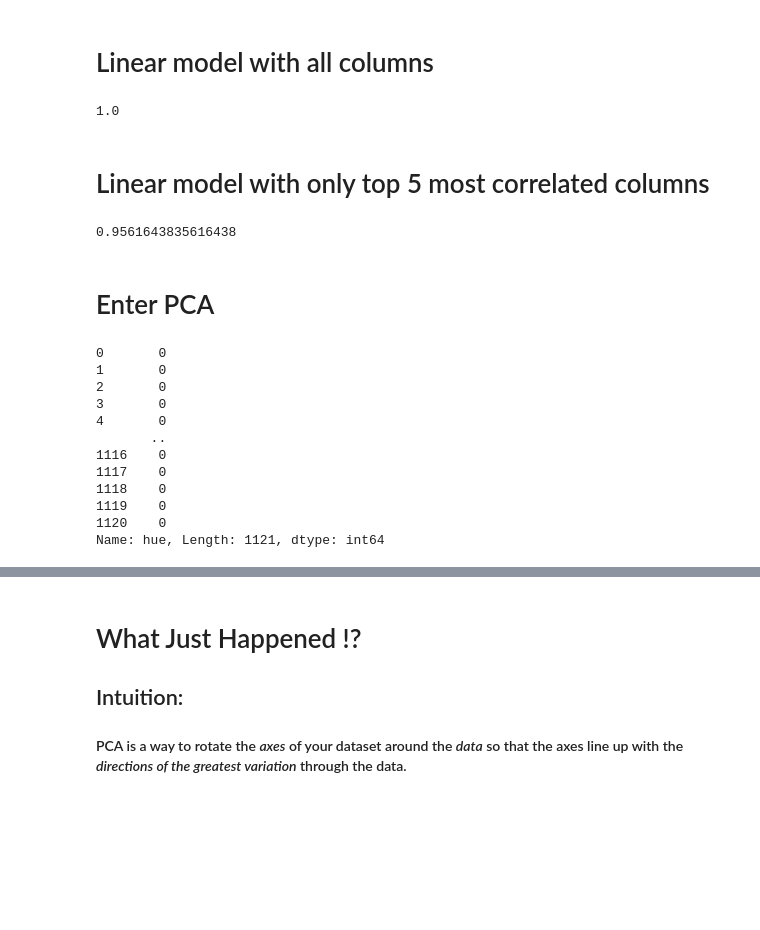
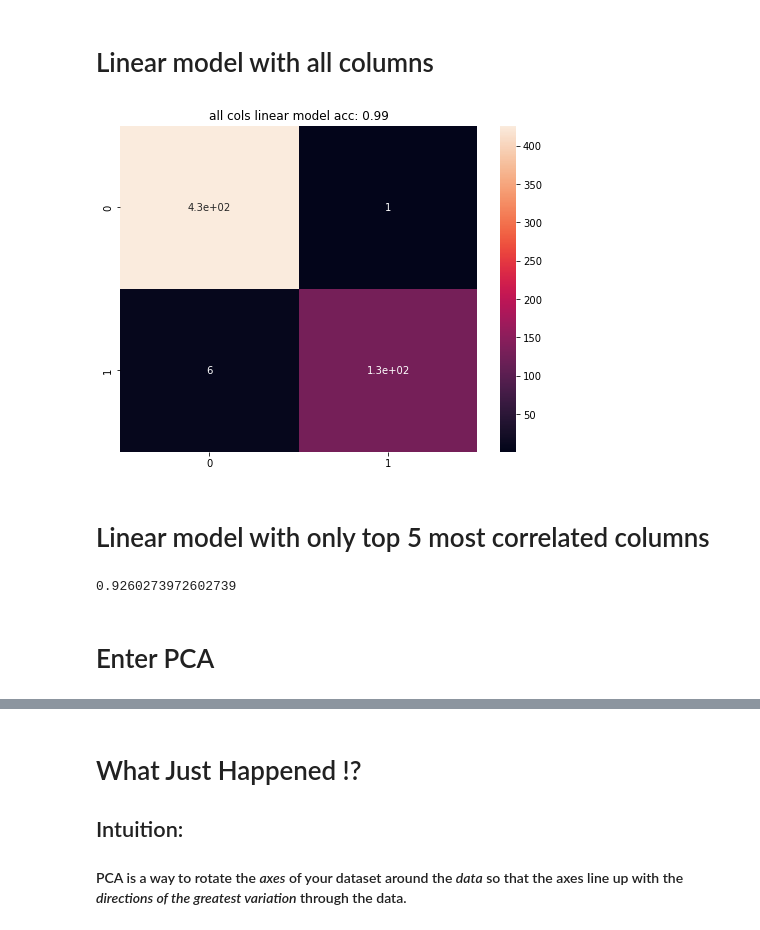
Before and after one commit to carpentries-incubator/high-dimensional-analysis-in-python, a Jupyter notebook: _episodes/high_dimensional_stats_day_1-E2-EDA.ipynb, the cells around one changed output, grey strips where cells are left out. Saved outputs shown, nothing was run; the diff lists cells and outputs as text; code cells hidden in the pictures; blank space fills up the shorter version.

```diff
--- a/_episodes/high_dimensional_stats_day_1-E2-EDA.ipynb
+++ b/_episodes/high_dimensional_stats_day_1-E2-EDA.ipynb
@@ -291,20 +305,28 @@ plt.show()
 # Linear model with all columns
 # %%
 from sklearn.model_selection import train_test_split
+from sklearn.metrics import confusion_matrix
 from sklearn.linear_model import LogisticRegression
 
-df_all_cols = df[num_cols].dropna(axis=0)
+df_all_cols = df[num_cols + ['hue']].dropna(axis=0)
 
 X = df_all_cols.drop('hue', axis=1)
 y = df_all_cols['hue']
 
-X_train, X_test, y_train, y_test = train_test_split(X, y)
+X_train, X_test, y_train, y_test = train_test_split(X, y, test_size=0.5)
 
 clf = LogisticRegression(max_iter=1000).fit(X_train, y_train)
-clf.score(X_test, y_test)
-# plot?
+all_cols_acc = clf.score(X_test, y_test)
+
+cm = confusion_matrix(y_test, clf.predict(X_test))
+fig, ax = plt.subplots(1,1,figsize=(8,6))
+sns.heatmap(cm, annot=True, ax=ax)
+ax.set_title('all cols linear model acc: {:.2f}'.format(all_cols_acc))
+plt.show()
+
+# show continuous loss rather than acc.
 # %% [output]
-1.0
+[figure, added]
 # %% [markdown]
 # Linear model with only top 5 most correlated columns
 # %%
@@ -316,13 +338,13 @@ df_corr_cols = df[corr_cols+['hue']].dropna(axis=0)
 X = df_corr_cols.drop('hue', axis=1)
 y = df_corr_cols['hue']
 
-X_train, X_test, y_train, y_test = train_test_split(X, y)
+X_train, X_test, y_train, y_test = train_test_split(X, y, test_size=0.5)
 
-clf = LogisticRegression(max_iter=200).fit(X_train, y_train)
+clf = LogisticRegression(max_iter=1000).fit(X_train, y_train)
 clf.score(X_test, y_test)
 # plot?
 # %% [output]
-0.9561643835616438
+0.9260273972602739
 # %% [markdown]
 # Enter PCA
 # %%
@@ -341,15 +358,0 @@ def threshold(values: List[float], threshold=0.5) -> List[int]:
-# %%
-y.reset_index(drop=True)
-# %% [output]
-0       0
-1       0
-2       0
-3       0
-4       0
-       ..
-1116    0
-1117    0
-1118    0
-1119    0
-1120    0
-Name: hue, Length: 1121, dtype: int64
```
Also changed, not shown: parts of 18 cells of this notebook.
